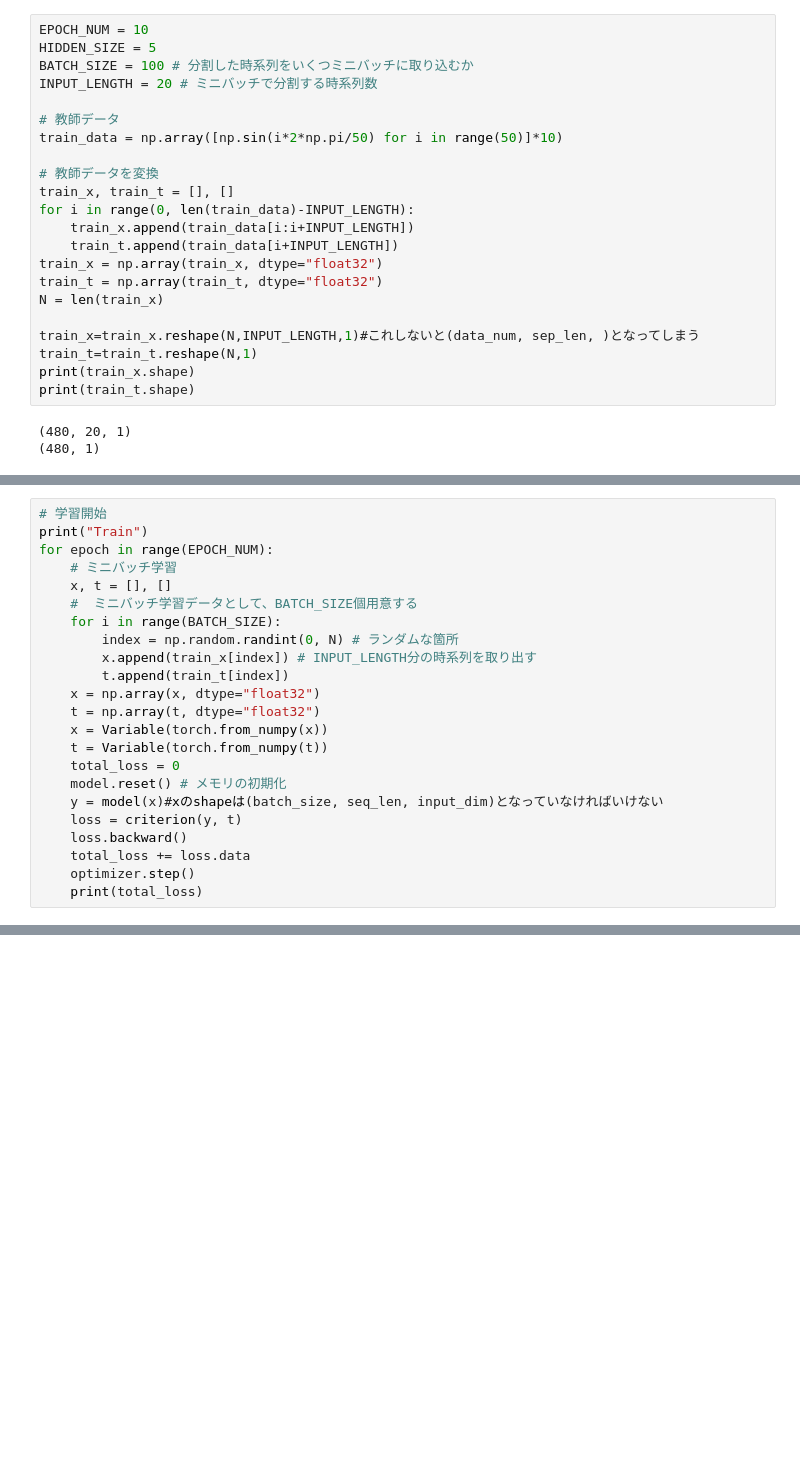
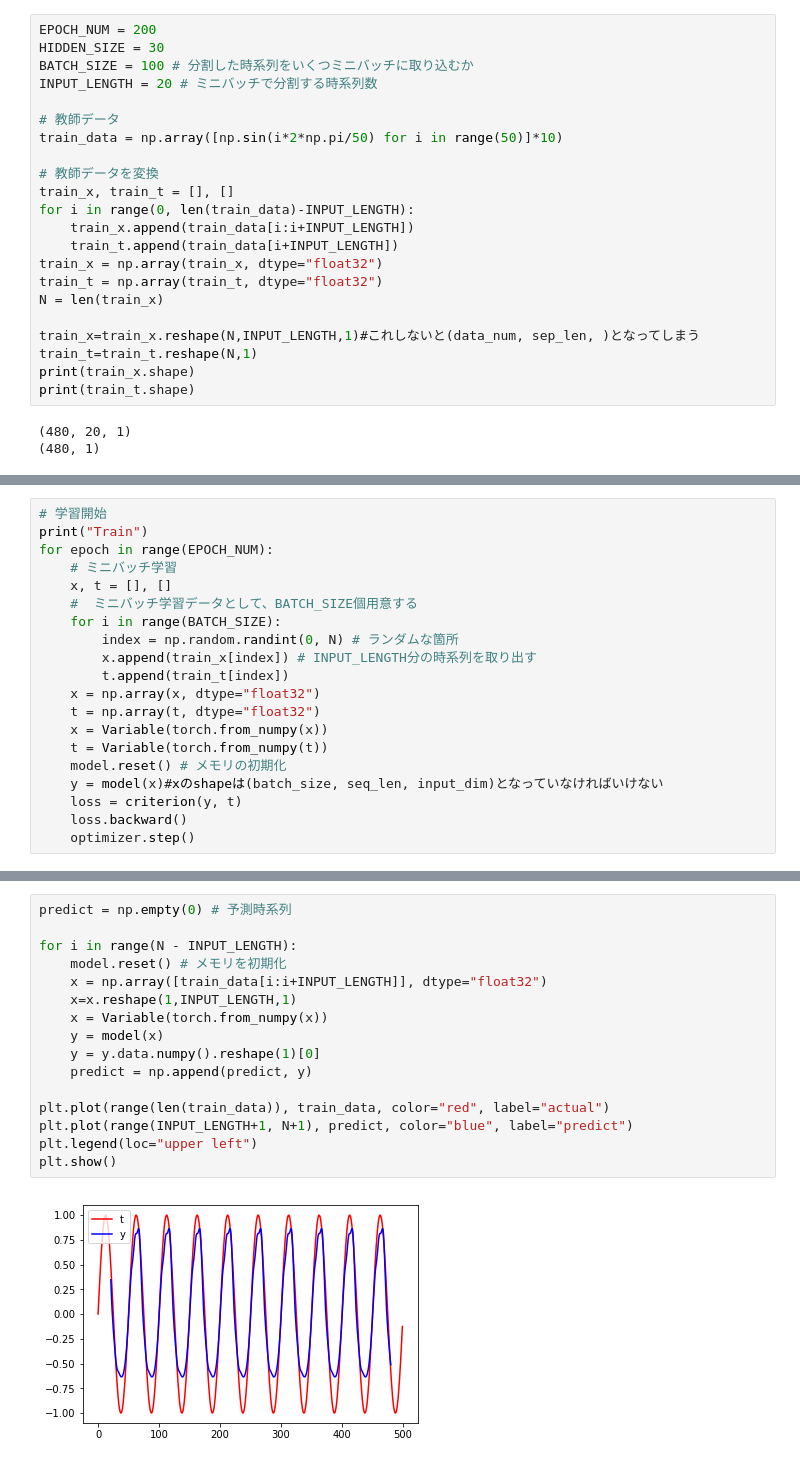
Before and after one commit to habroptilus/pytorch-practice, a Jupyter notebook: sin_lstm.ipynb, the cells around one changed output, grey strips where cells are left out. Cells and saved outputs as stored; diff of their text form; blank space fills up the shorter version.

```diff
--- a/sin_lstm.ipynb
+++ b/sin_lstm.ipynb
@@ -9,8 +11,8 @@ import torch.optim as optim
 from torchvision import datasets, transforms
 from torch.autograd import Variable
 # %%
-EPOCH_NUM = 10
-HIDDEN_SIZE = 5
+EPOCH_NUM = 200
+HIDDEN_SIZE = 30
 BATCH_SIZE = 100 # 分割した時系列をいくつミニバッチに取り込むか
 INPUT_LENGTH = 20 # ミニバッチで分割する時系列数
 
@@ -83,13 +90,10 @@ for epoch in range(EPOCH_NUM):
     t = np.array(t, dtype="float32")
     x = Variable(torch.from_numpy(x))
     t = Variable(torch.from_numpy(t))
-    total_loss = 0
     model.reset() # メモリの初期化
     y = model(x)#xのshapeは(batch_size, seq_len, input_dim)となっていなければいけない
     loss = criterion(y, t)
     loss.backward()
-    total_loss += loss.data
     optimizer.step()
-    print(total_loss)
 # %% [output]
 Train
@@ -105,0 +103,18 @@ tensor(0.5226)
+# %%
+predict = np.empty(0) # 予測時系列
+
+for i in range(N - INPUT_LENGTH):
+    model.reset() # メモリを初期化
+    x = np.array([train_data[i:i+INPUT_LENGTH]], dtype="float32")
+    x=x.reshape(1,INPUT_LENGTH,1)
+    x = Variable(torch.from_numpy(x))
+    y = model(x)
+    y = y.data.numpy().reshape(1)[0]
+    predict = np.append(predict, y)
+
+plt.plot(range(len(train_data)), train_data, color="red", label="actual")
+plt.plot(range(INPUT_LENGTH+1, N+1), predict, color="blue", label="predict")
+plt.legend(loc="upper left")
+plt.show()
+# %% [output]
+[figure, added]
```
Also changed, not shown: parts of 9 cells of this notebook.
